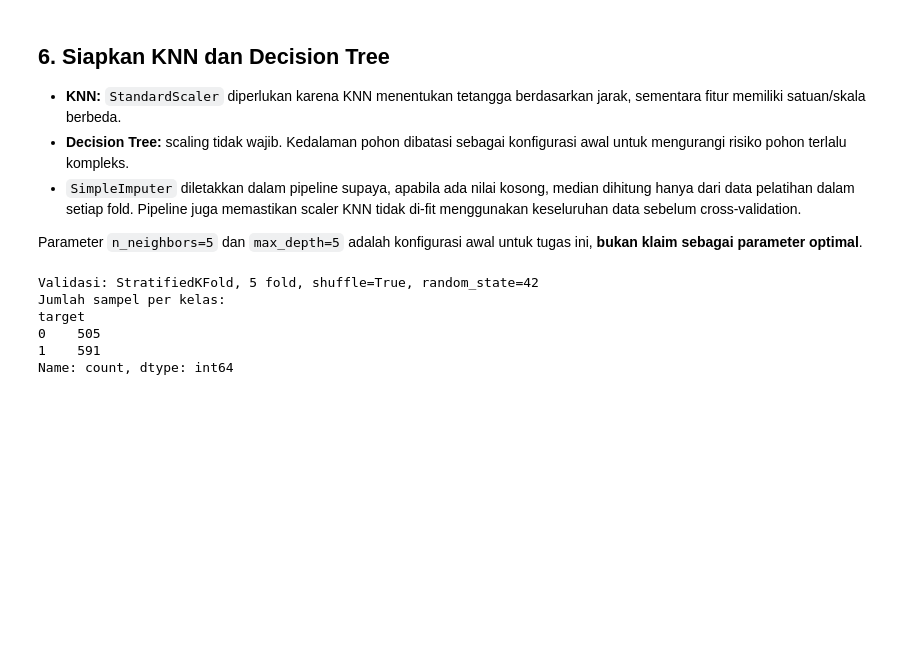
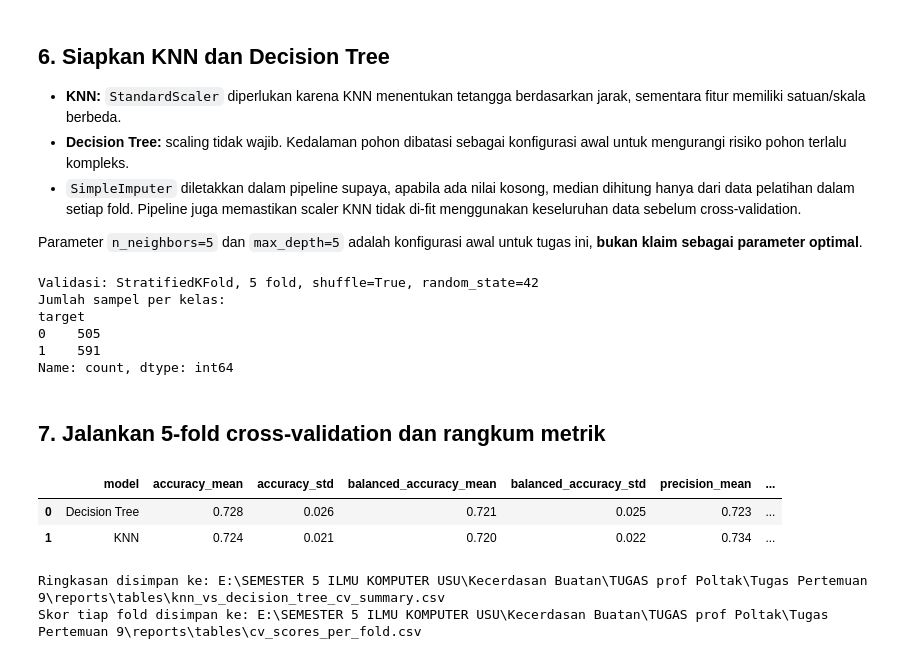
Before and after one commit to LAVOTSIRC/Klasifikasi-Presipitasi-Medan, a Jupyter notebook: notebooks/01_klasifikasi_knn_vs_decision_tree.ipynb, the cells around one changed output. Saved outputs shown, nothing was run; the diff lists cells and outputs as text; code cells hidden in the pictures; blank space fills up the shorter version.

Commit message:
feat(eval): execute cross-validation and export evaluation metric tables

```diff
--- a/notebooks/01_klasifikasi_knn_vs_decision_tree.ipynb
+++ b/notebooks/01_klasifikasi_knn_vs_decision_tree.ipynb
@@ -308,3 +308,59 @@ target
 0    505
 1    591
 Name: count, dtype: int64
+# %% [markdown]
+## 7. Jalankan 5-fold cross-validation dan rangkum metrik
+# %%
+scoring = {
+    "accuracy": "accuracy",
+    "balanced_accuracy": "balanced_accuracy",
+    "precision": "precision",
+    "recall": "recall",
+    "f1": "f1",
+    "f1_macro": "f1_macro",
+}
+
+rows = []
+fold_rows = []
+for model_name, estimator in models.items():
+    scores = cross_validate(
+        estimator,
+        X,
+        y,
+        cv=cv,
+        scoring=scoring,
+        return_train_score=False,
+        n_jobs=-1,
+    )
+
+    row = {"model": model_name}
+    for metric in scoring:
+        values = scores[f"test_{metric}"]
+        row[f"{metric}_mean"] = values.mean()
+        row[f"{metric}_std"] = values.std(ddof=1)
+        for fold_no, value in enumerate(values, start=1):
+            fold_rows.append({
+                "model": model_name,
+                "fold": fold_no,
+                "metric": metric,
+                "score": value,
+            })
+    rows.append(row)
+
+summary = pd.DataFrame(rows).sort_values(
+    "f1_macro_mean", ascending=False
+).reset_index(drop=True)
+fold_results = pd.DataFrame(fold_rows)
+
+display(summary.round(3))
+
+summary.to_csv(TABLES_DIR / "knn_vs_decision_tree_cv_summary.csv", index=False)
+fold_results.to_csv(TABLES_DIR / "cv_scores_per_fold.csv", index=False)
+print("Ringkasan disimpan ke:", TABLES_DIR / "knn_vs_decision_tree_cv_summary.csv")
+print("Skor tiap fold disimpan ke:", TABLES_DIR / "cv_scores_per_fold.csv")
+# %% [output]
+|  | model | accuracy_mean | accuracy_std | balanced_accuracy_mean | balanced_accuracy_std | precision_mean | ... |
+| 0 | Decision Tree | 0.728 | 0.026 | 0.721 | 0.025 | 0.723 | ... |
+| 1 | KNN | 0.724 | 0.021 | 0.720 | 0.022 | 0.734 | ... |
+Ringkasan disimpan ke: E:\SEMESTER 5 ILMU KOMPUTER USU\Kecerdasan Buatan\TUGAS prof Poltak\Tugas Pertemuan 9\reports\tables\knn_vs_decision_tree_cv_summary.csv
+Skor tiap fold disimpan ke: E:\SEMESTER 5 ILMU KOMPUTER USU\Kecerdasan Buatan\TUGAS prof Poltak\Tugas Pertemuan 9\reports\tables\cv_scores_per_fold.csv
```
Also changed, not shown: 1 other file.
